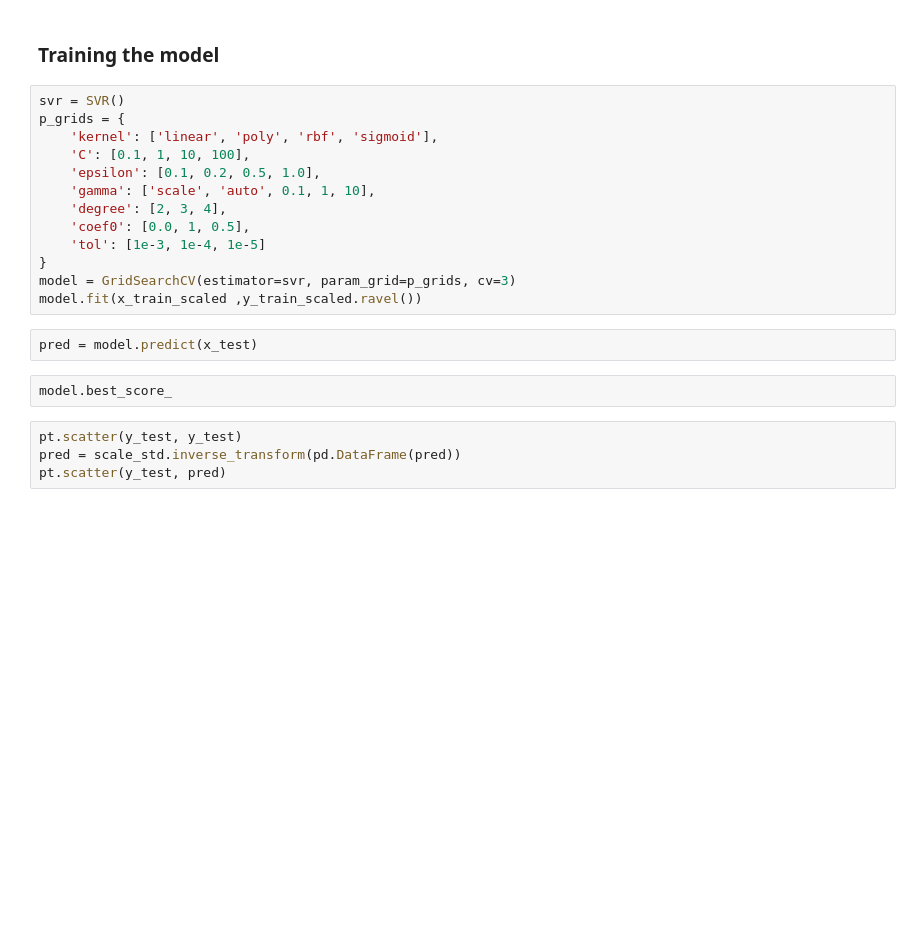
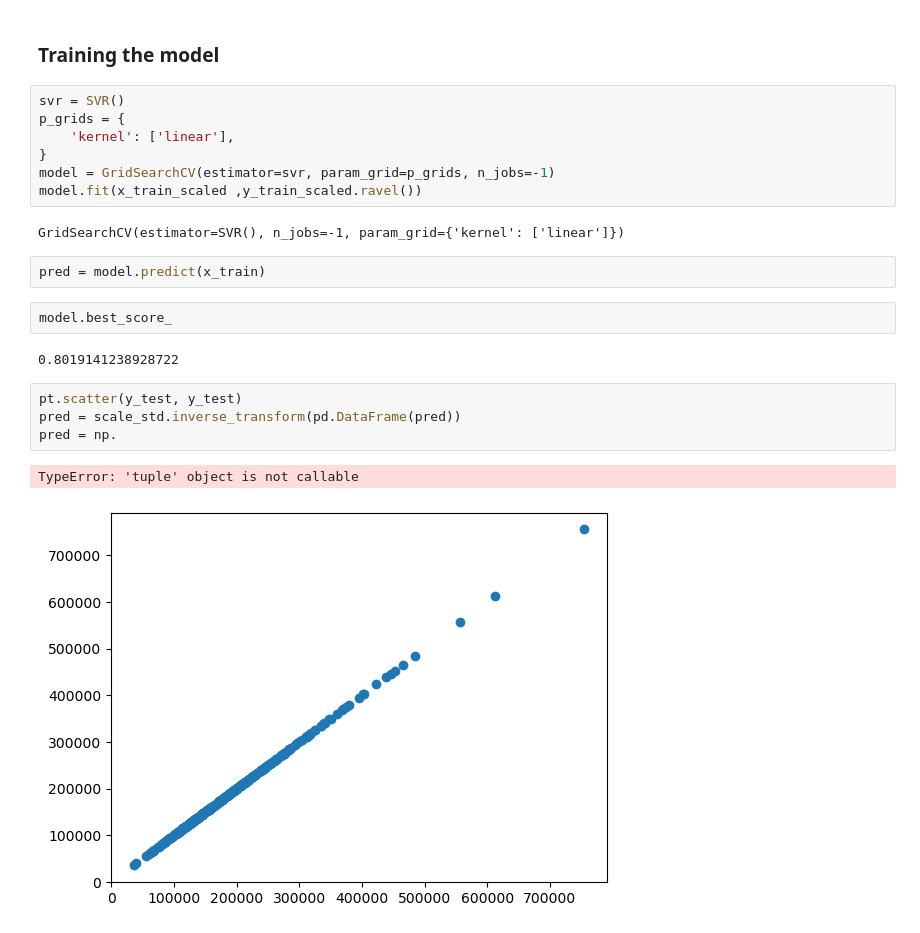
Before and after one commit to samaalibassem123/House-Princing-with-Streamlit, a Jupyter notebook: Crea.tingTheModel.ipynb, the cells around one changed output. Drawn from its saved outputs; the diff is of its cells as text; blank space fills up the shorter version.

```diff
--- a/Crea.tingTheModel.ipynb
+++ b/Crea.tingTheModel.ipynb
@@ -136,21 +136,22 @@ pd.DataFrame(x_train_scaled).describe()
 # %%
 svr = SVR()
 p_grids = {
-    'kernel': ['linear', 'poly', 'rbf', 'sigmoid'],
-    'C': [0.1, 1, 10, 100],
-    'epsilon': [0.1, 0.2, 0.5, 1.0],
-    'gamma': ['scale', 'auto', 0.1, 1, 10],
-    'degree': [2, 3, 4],
-    'coef0': [0.0, 1, 0.5],
-    'tol': [1e-3, 1e-4, 1e-5]
+    'kernel': ['linear'],
 }
-model = GridSearchCV(estimator=svr, param_grid=p_grids, cv=3)
+model = GridSearchCV(estimator=svr, param_grid=p_grids, n_jobs=-1)
 model.fit(x_train_scaled ,y_train_scaled.ravel())
+# %% [output]
+GridSearchCV(estimator=SVR(), n_jobs=-1, param_grid={'kernel': ['linear']})
 # %%
-pred = model.predict(x_test)
+pred = model.predict(x_train)
 # %%
 model.best_score_
+# %% [output]
+0.8019141238928722
 # %%
 pt.scatter(y_test, y_test)
 pred = scale_std.inverse_transform(pd.DataFrame(pred))
-pt.scatter(y_test, pred)
+pred = np.
+# %% [output]
+TypeError: 'tuple' object is not callable
+[figure, added]
```
